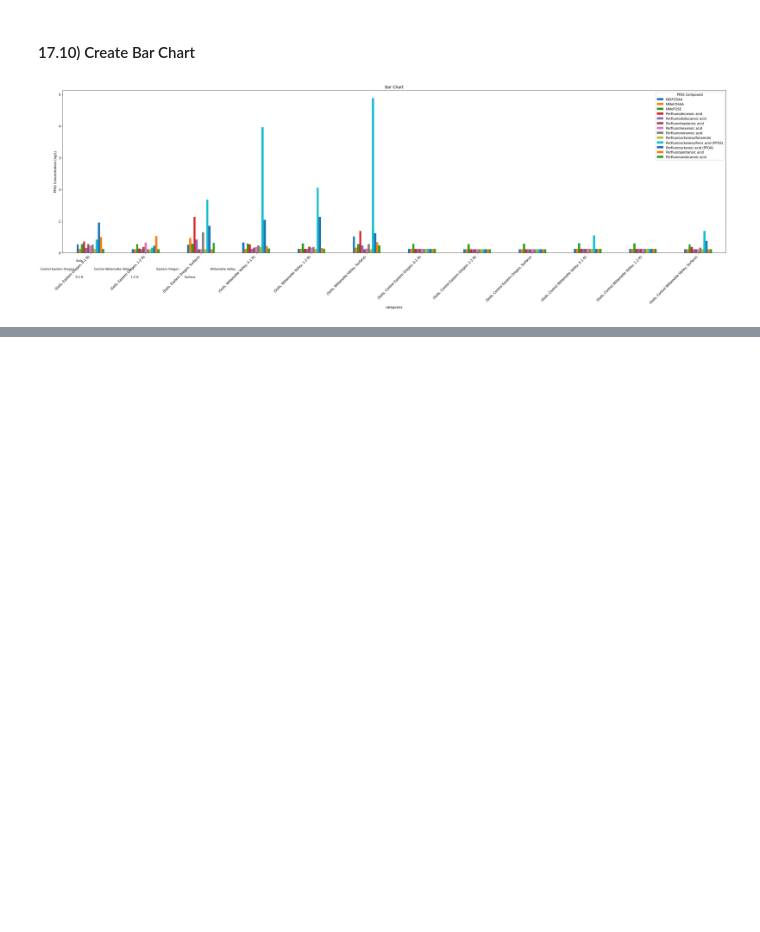
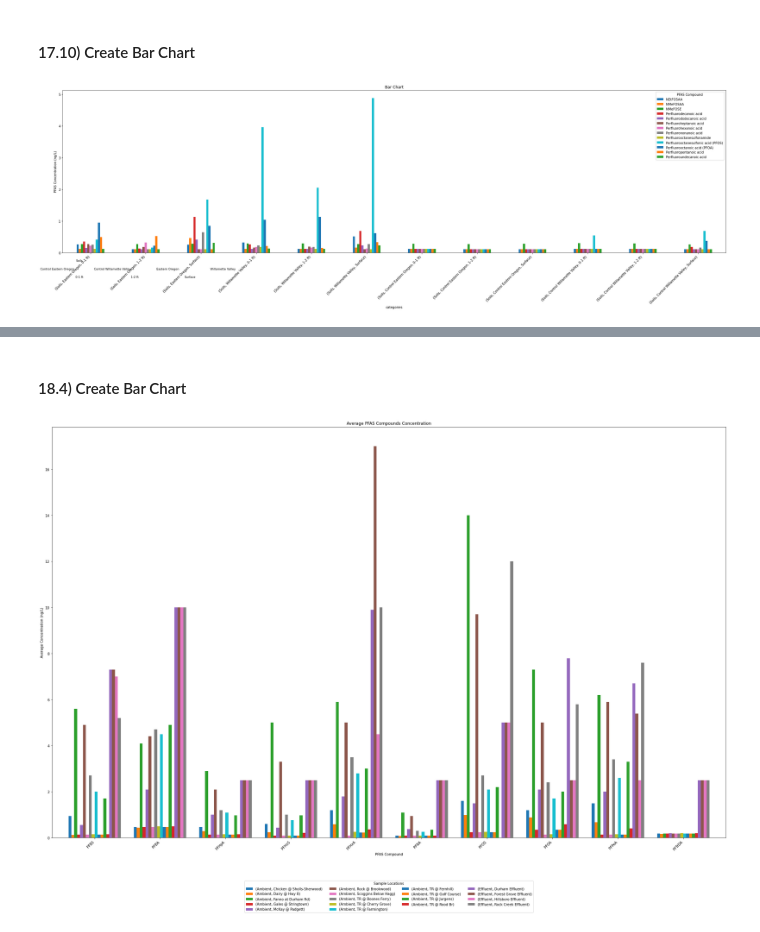
Before and after one commit to Clean-Water-Services/Jupyter-Notebooks, a Jupyter notebook: PFAS_Toolbox.ipynb, the cells around one changed output, grey strips where cells are left out. Drawn from its saved outputs; the diff is of its cells as text; code cells hidden in the pictures; blank space fills up the shorter version.

```diff
--- a/PFAS_Toolbox.ipynb
+++ b/PFAS_Toolbox.ipynb
@@ -114,7 +107,7 @@ pfas_mapping = dict(zip(df_PFAS_Attributes['Database'], df_PFAS_Attributes['Abbr
 #### 3.1) Define PFAS Compound Main and TOP Assay
 # %%
 Main_Assay = ['Perfluorobutanesulfonic acid','Perfluorobutanoic acid','Perfluoroheptanoic acid','Perfluorohexanesulfonic acid','Perfluorohexanoic acid','Perfluorononanoic acid',
-             'Perfluorooctanesulfonic acid (PFOS)','Perfluoropentanoic acid','Perfluorotridecanoic acid']
+             'Perfluorooctanesulfonic acid (PFOS)','Perfluorooctanoic acid (PFOA)','Perfluoropentanoic acid','Perfluorotridecanoic acid']
 # %%
 TOP_Assay = ['TOP-Perfluorobutanesulfonic acid','TOP-Perfluorobutanoic acid','TOP-Perfluoroheptanoic acid','TOP-Perfluorohexanesulfonic acid','TOP-Perfluorohexanoic acid','TOP-Perfluorononanoic acid',
              'TOP-Perfluorooctanesulfonic acid (PFOS)','TOP-Perfluoropentanoic acid','TOP-Perfluorotridecanoic acid']
@@ -3215,0 +3279,15 @@ avg_all_pivot.transpose()
+# %%
+#qual_summary_filter (list): Filter values for 'Qual Summary (Grade for filtering)'.
+qual_summary_filter=filter_qual_summary = ['Good','Probably Ok','']
+#start_date (str): Start date for filtering 'Sample Date'.
+start_date='2023-04-06'
+#end_date (str): End date for filtering 'Sample Date'.
+end_date='2023-06-07'
+#type_filter (list): Filter values for 'Type'.
+type_filter=['Ambient', 'Effluent']
+#pfas_compound_filter (list): Filter values for 'PFAS Compound'.
+pfas_compound_filter=Main_Assay
+#sample_location_filter (list): Filter values for 'Sample Location'.
+sample_location_filter =['Chicken @ Sholls-Sherwood','Dairy @ Hwy 8','Fanno at Durham Rd','Gales @ Stringtown','McKay @ Padgett','Rock @ Brookwood',
+'Scoggins Below Hagg','TR @ Boones Ferry','TR @ Cherry Grove','TR @ Farmington','TR @ Fernhill','TR @ Golf Course','TR @ Jurgens','TR @ Rood Br',
+'Durham Effluent','Forest Grove Effluent','Hillsboro Effluent','Rock Creek Effluent']
@@ -3215,0 +3296,7 @@ avg_all_pivot.transpose()
+# %%
+pivot_table=create_filtered_pivot_table(data_df, qual_summary_filter, start_date, end_date, type_filter, pfas_compound_filter, sample_location_filter)
+
+# Rename the index of data_df using the mapping (No need to change)
+pivot_table.index = pivot_table.index.map(pfas_mapping)
+
+pivot_table
@@ -3215,0 +3317,9 @@ avg_all_pivot.transpose()
+# %% [markdown]
+#### 18.4) Create Bar Chart
+# %%
+title='Average PFAS Compounds Concentration'
+x_label='PFAS Compound'
+y_label='Average Concentration (ng/L)'
+create_bar_chart_from_pivot(pivot_table, title, x_label, y_label, plot_size=(28,20))
+# %% [output]
+[figure, added]
```
Also changed, not shown: parts of 13 cells of this notebook.
